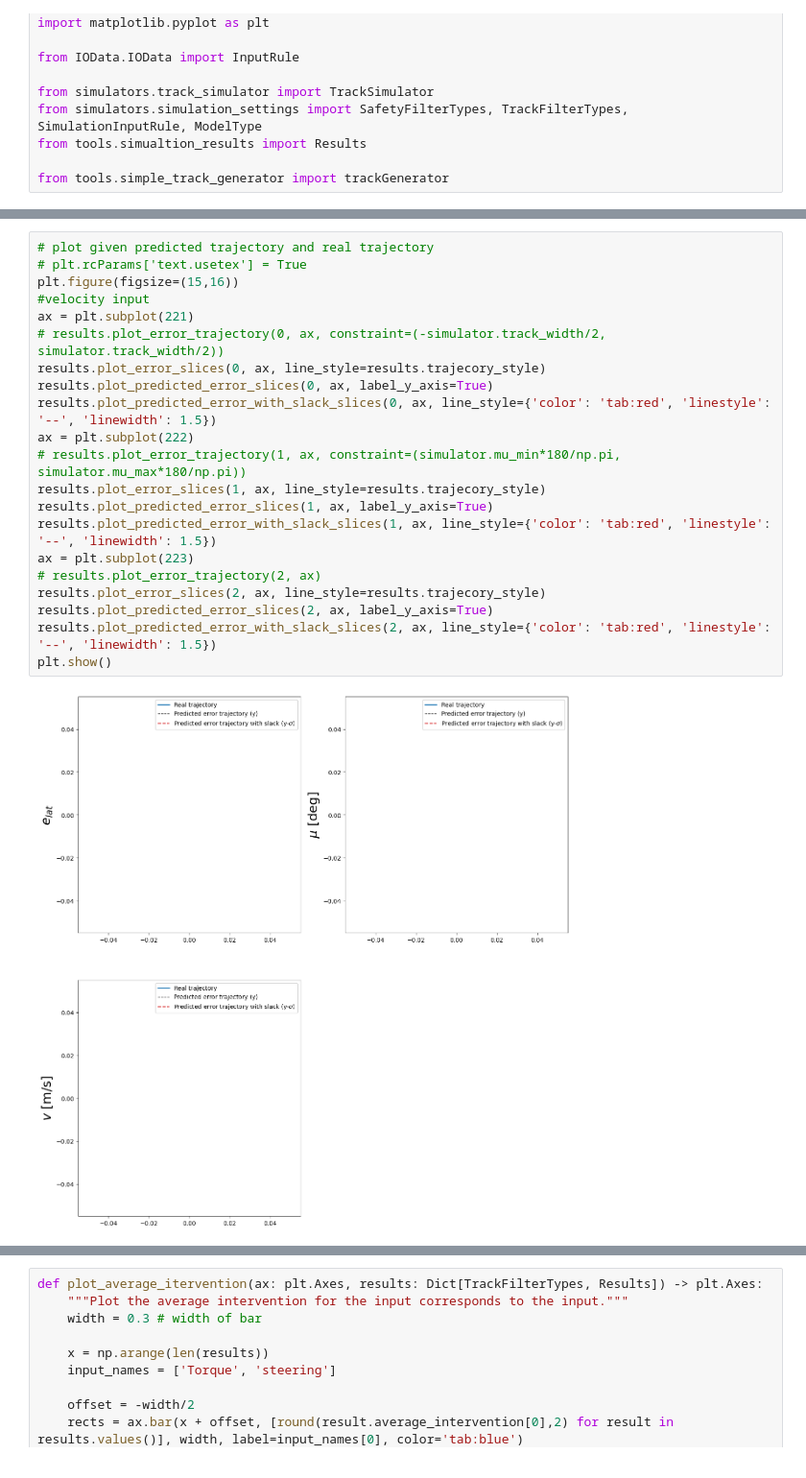
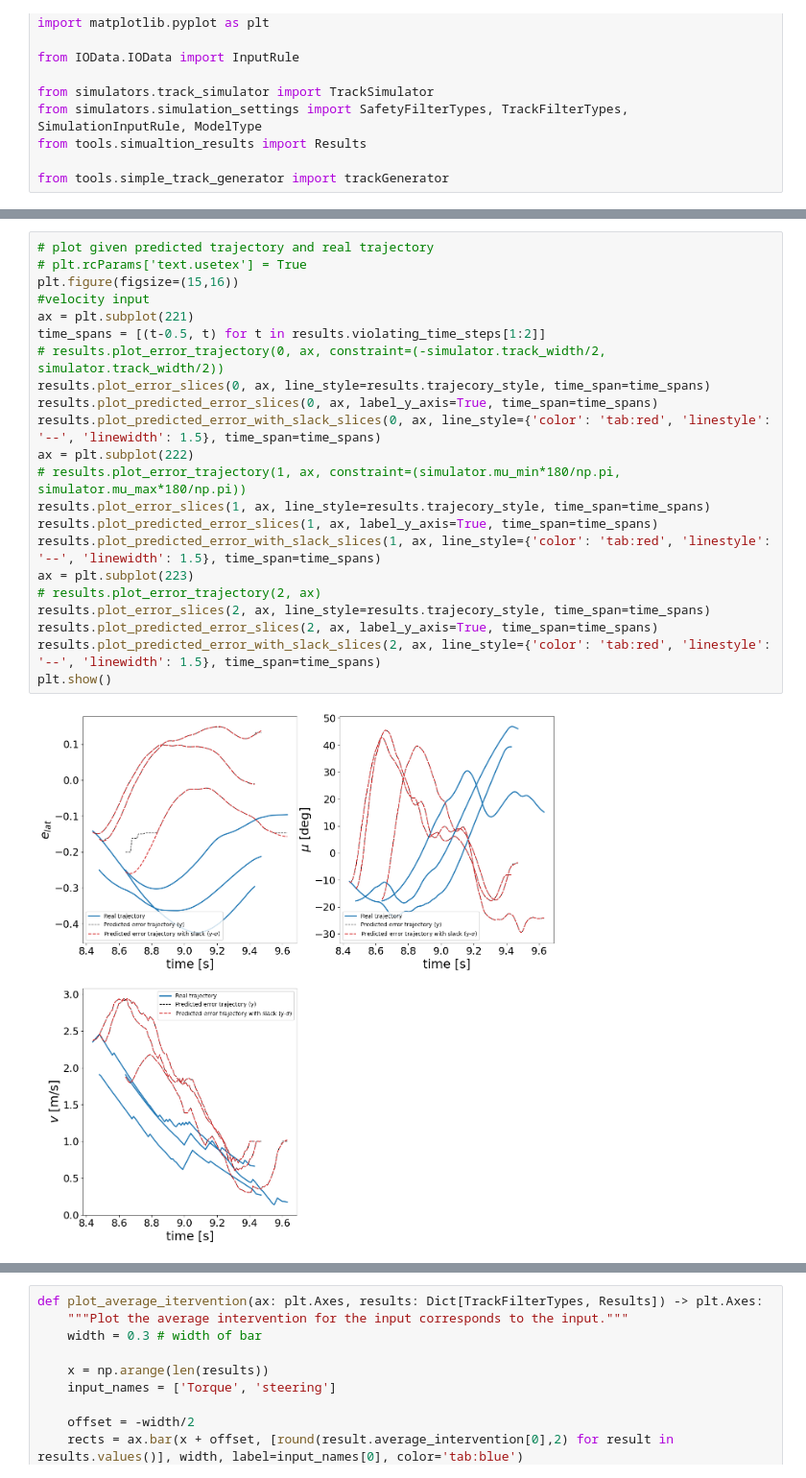
Before and after one commit to HuangYujun-JunkyTalent/DataDrivenSafetyFilter, a Jupyter notebook: track_simulation.ipynb, the cells around one changed output, grey strips where cells are left out. Shown at 96% size. Cells and saved outputs as stored; diff of their text form.

```diff
--- a/track_simulation.ipynb
+++ b/track_simulation.ipynb
@@ -171,26 +187,27 @@ plt.show()
 # %%
 # plot given predicted trajectory and real trajectory
 # plt.rcParams['text.usetex'] = True
 plt.figure(figsize=(15,16))
 #velocity input
 ax = plt.subplot(221)
+time_spans = [(t-0.5, t) for t in results.violating_time_steps[1:2]]
 # results.plot_error_trajectory(0, ax, constraint=(-simulator.track_width/2, simulator.track_width/2))
-results.plot_error_slices(0, ax, line_style=results.trajecory_style)
-results.plot_predicted_error_slices(0, ax, label_y_axis=True)
-results.plot_predicted_error_with_slack_slices(0, ax, line_style={'color': 'tab:red', 'linestyle': '--', 'linewidth': 1.5})
+results.plot_error_slices(0, ax, line_style=results.trajecory_style, time_span=time_spans)
+results.plot_predicted_error_slices(0, ax, label_y_axis=True, time_span=time_spans)
+results.plot_predicted_error_with_slack_slices(0, ax, line_style={'color': 'tab:red', 'linestyle': '--', 'linewidth': 1.5}, time_span=time_spans)
 ax = plt.subplot(222)
 # results.plot_error_trajectory(1, ax, constraint=(simulator.mu_min*180/np.pi, simulator.mu_max*180/np.pi))
-results.plot_error_slices(1, ax, line_style=results.trajecory_style)
-results.plot_predicted_error_slices(1, ax, label_y_axis=True)
-results.plot_predicted_error_with_slack_slices(1, ax, line_style={'color': 'tab:red', 'linestyle': '--', 'linewidth': 1.5})
+results.plot_error_slices(1, ax, line_style=results.trajecory_style, time_span=time_spans)
+results.plot_predicted_error_slices(1, ax, label_y_axis=True, time_span=time_spans)
+results.plot_predicted_error_with_slack_slices(1, ax, line_style={'color': 'tab:red', 'linestyle': '--', 'linewidth': 1.5}, time_span=time_spans)
 ax = plt.subplot(223)
 # results.plot_error_trajectory(2, ax)
-results.plot_error_slices(2, ax, line_style=results.trajecory_style)
-results.plot_predicted_error_slices(2, ax, label_y_axis=True)
-results.plot_predicted_error_with_slack_slices(2, ax, line_style={'color': 'tab:red', 'linestyle': '--', 'linewidth': 1.5})
+results.plot_error_slices(2, ax, line_style=results.trajecory_style, time_span=time_spans)
+results.plot_predicted_error_slices(2, ax, label_y_axis=True, time_span=time_spans)
+results.plot_predicted_error_with_slack_slices(2, ax, line_style={'color': 'tab:red', 'linestyle': '--', 'linewidth': 1.5}, time_span=time_spans)
 plt.show()
 # %% [output]
-[figure, old version]
+[figure, new version]
 # %%
 # plot given and applied inputs
 plt.figure(figsize=(14,6))
```
Also changed, not shown: parts of 11 cells of this notebook, 25 other files.
